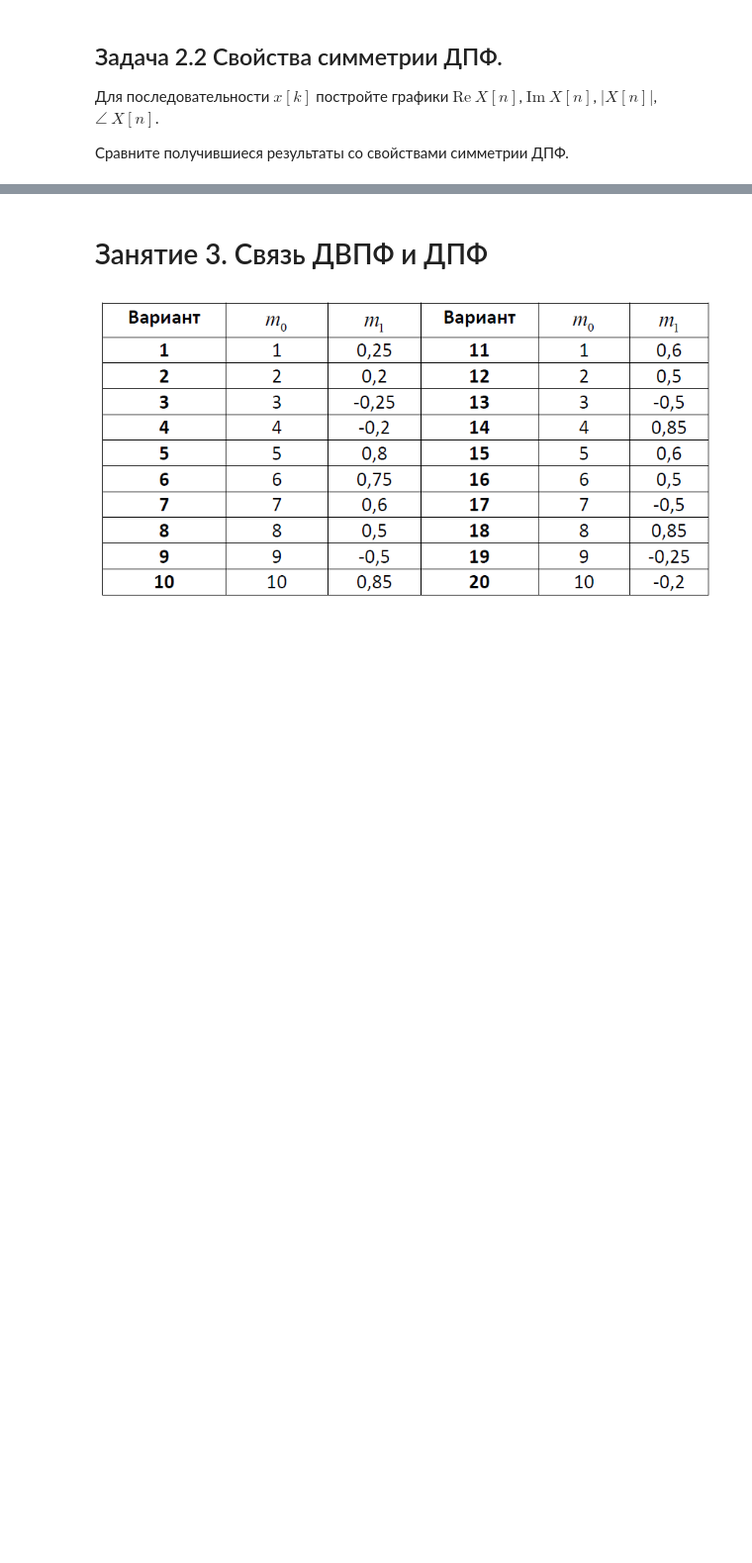
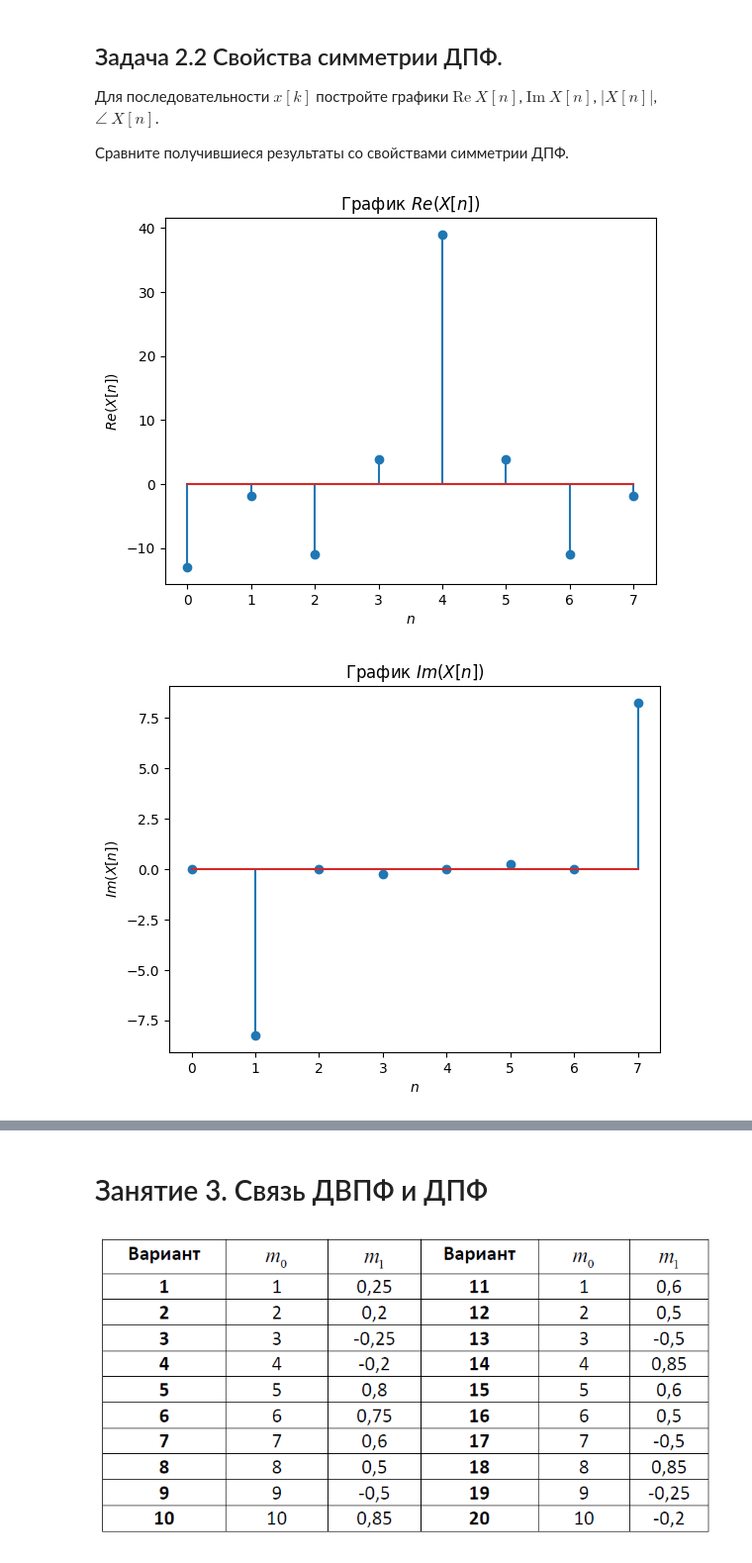
Before and after one commit to vlad-cool/RadioPhysicsLabs, a Jupyter notebook: Lab2_task.ipynb, the cells around one changed output, grey strips where cells are left out. Shown at 99% size. Drawn from its saved outputs; the diff is of its cells as text; code cells hidden in the pictures; blank space fills up the shorter version.

```diff
--- a/Lab2_task.ipynb
+++ b/Lab2_task.ipynb
@@ -323,18 +325,23 @@ N = 8
 # %%
 # Матричная форма ДПФ
 
-def  W(n, k, N):
-    return np.exp(-1.j * 2 * np.pi / N * ((n * k) % N))
+def W(n, k, N):
+    return np.exp(-1.j * 2 * np.pi * ((n * k) % N) / N)
     # return ((n * k) % N)
 
 W = np.vectorize(W)
 
-x = np.array(range(0, N))[:, np.newaxis]
-y = np.array(range(0, N))
+W_x = np.array(range(0, N))[:, np.newaxis]
+W_y = np.array(range(0, N))
 
-W_N = W(x, y, N)
+W_N = W(W_x, W_y, N)
 
 print(W_N)
+
+
+X_n = W_N @ x
+
+print(X_n)
 # %% [output]
 [[ 1.00000000e+00+0.00000000e+00j  1.00000000e+00+0.00000000e+00j
    1.00000000e+00+0.00000000e+00j  1.00000000e+00+0.00000000e+00j
@@ -359,3 +377,19 @@ print(W_N)
 Для последовательности $x[k]$ постройте графики $\text{Re}\ X[n]$, $\text{Im}\ X[n]$, $\left| X[n] \right|$, $\angle \ X[n]$.
 
 Сравните получившиеся результаты со свойствами симметрии ДПФ.
+# %%
+
+n_i = list(range(N))
+
+plots = [(np.real, "Re(X[n])"), (np.imag, "Im(X[n])"), (np.abs, "|X[n]|"), (np.angle, "arg(X[n])")]
+
+for plot in plots:
+    func, name = plot
+    plt.stem(n_i, func(X_n[n_i]))
+    plt.xlabel("$n$")
+    plt.ylabel(f"${name}$")
+    plt.title(f"График ${name}$")
+    plt.show()
+# %% [output]
+[figure, added]
+[figure, added]
```
Also changed, not shown: parts of 6 cells of this notebook.
